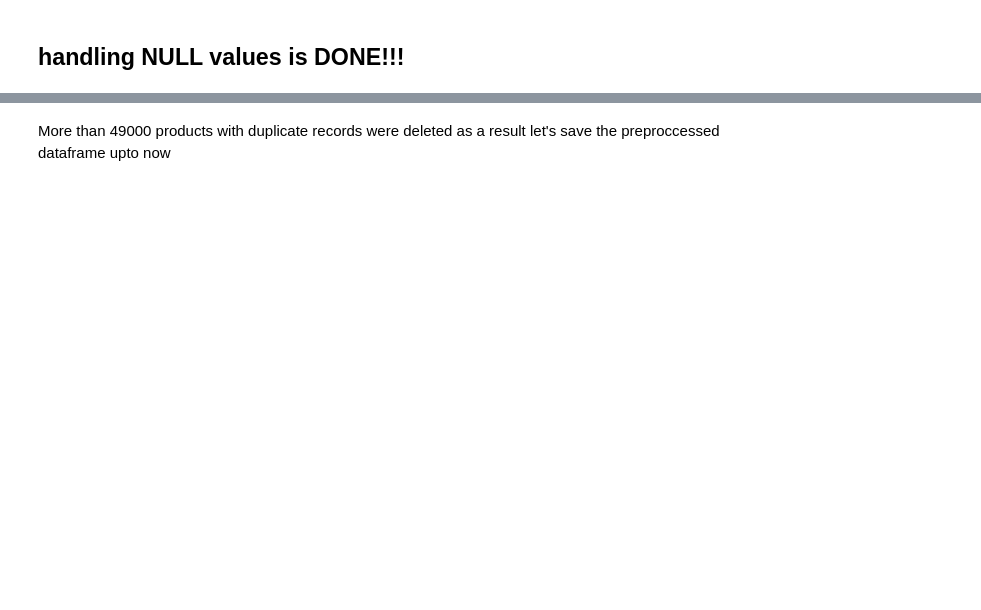
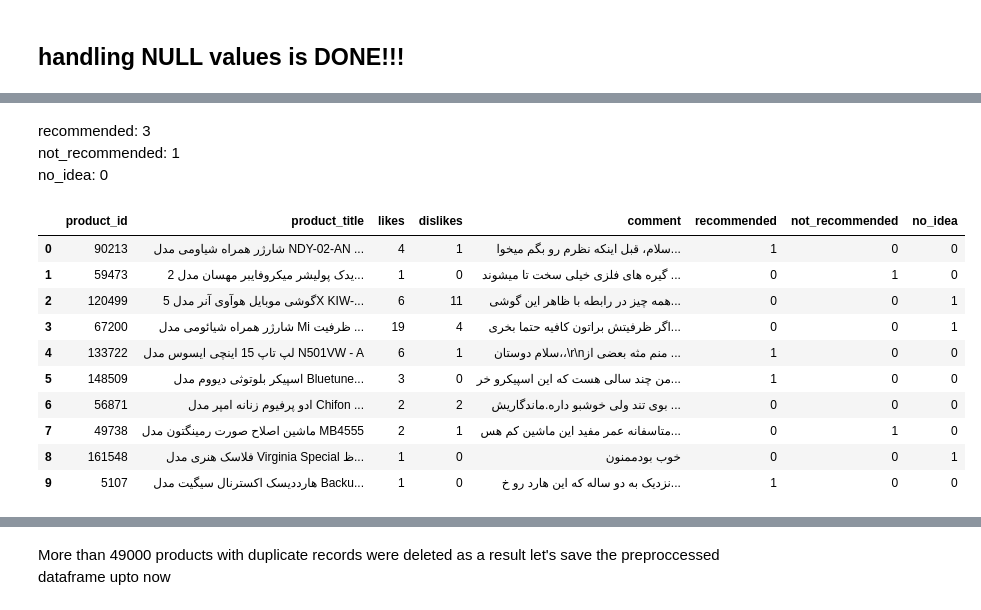
Before and after one commit to sulaimanbehzad/Clustering_according_to_item_popularity, a Jupyter notebook: clustering.ipynb, the cells around one changed output, grey strips where cells are left out. Drawn from its saved outputs; the diff is of its cells as text; code cells hidden in the pictures; blank space fills up the shorter version.

```diff
--- a/clustering.ipynb
+++ b/clustering.ipynb
@@ -286,0 +328,22 @@ next step is to drop duplicates
+# %% [markdown]
+recommended: 3
+not_recommended: 1
+no_idea: 0
+# %%
+prep_df['recommended'] = dummies.iloc[:, 3]
+prep_df['not_recommended'] = dummies.iloc[:, 1]
+prep_df['no_idea'] = dummies.iloc[:, 0]
+prep_df.drop(columns=['recommend'], inplace=True)
+prep_df.head(10)
+# %% [output]
+|  | product_id | product_title | likes | dislikes | comment | recommended | not_recommended | no_idea |
+| 0 | 90213 | شارژر همراه شیاومی مدل NDY-02-AN ... | 4 | 1 | سلام، قبل اینکه نظرم رو بگم میخوا... | 1 | 0 | 0 |
+| 1 | 59473 | یدک پولیشر میکروفایبر مهسان مدل 2... | 1 | 0 | گیره های فلزی خیلی سخت تا میشوند ... | 0 | 1 | 0 |
+| 2 | 120499 | گوشی موبایل هوآوی آنر مدل 5X KIW-... | 6 | 11 | همه چیز در رابطه با ظاهر این گوشی... | 0 | 0 | 1 |
+| 3 | 67200 | شارژر همراه شیائومی مدل Mi ظرفیت ... | 19 | 4 | اگر ظرفیتش براتون کافیه حتما بخری... | 0 | 0 | 1 |
+| 4 | 133722 | لپ تاپ 15 اینچی ایسوس مدل N501VW - A | 6 | 1 | سلام دوستان،،\r\nمنم مثه بعضی از ... | 1 | 0 | 0 |
+| 5 | 148509 | اسپیکر بلوتوثی دیووم مدل Bluetune... | 3 | 0 | من چند سالی هست که این اسپیکرو خر... | 1 | 0 | 0 |
+| 6 | 56871 | ادو پرفیوم زنانه امپر مدل Chifon ... | 2 | 2 | بوی تند ولی خوشبو داره.ماندگاریش ... | 0 | 0 | 0 |
+| 7 | 49738 | ماشین اصلاح صورت رمینگتون مدل MB4555 | 2 | 1 | متاسفانه عمر مفید این ماشین کم هس... | 0 | 1 | 0 |
+| 8 | 161548 | فلاسک هنری مدل Virginia Special ظ... | 1 | 0 | خوب بودممنون | 0 | 0 | 1 |
+| 9 | 5107 | هارددیسک اکسترنال سیگیت مدل Backu... | 1 | 0 | نزدیک به دو ساله که این هارد رو خ... | 1 | 0 | 0 |
```
Also changed, not shown: parts of 25 cells of this notebook.
